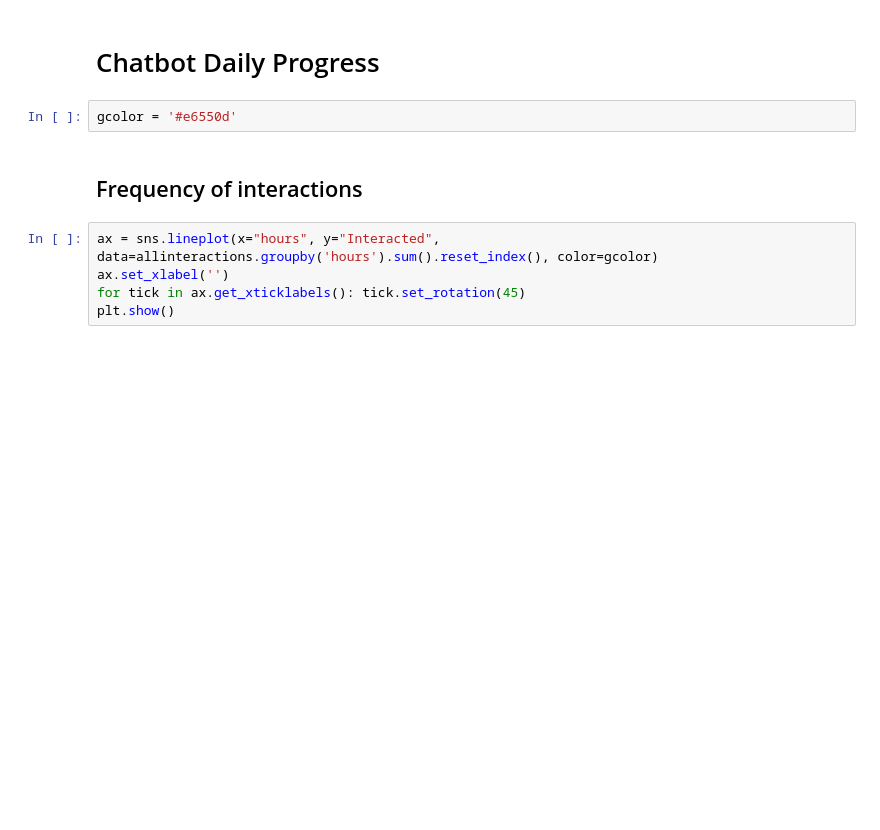
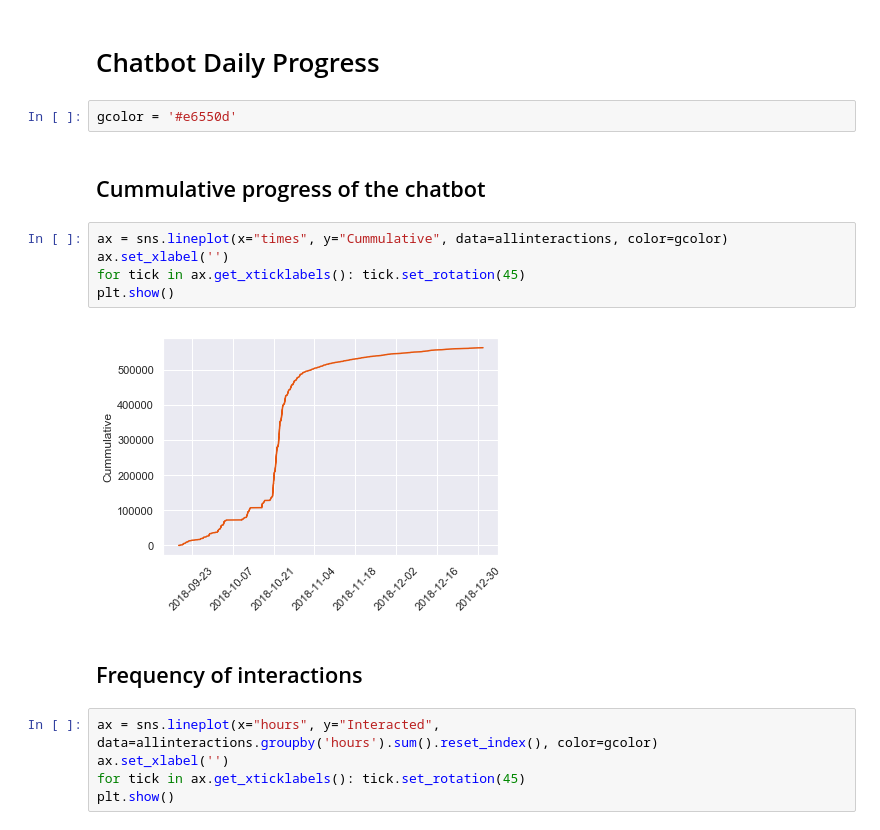
Before and after one commit to ConsiliumBots/consiliumbots.github.io, a Jupyter notebook: Dashboard.ipynb, the cells around one changed output. Saved outputs shown, nothing was run; the diff lists cells and outputs as text; blank space fills up the shorter version.

```diff
--- a/Dashboard.ipynb
+++ b/Dashboard.ipynb
@@ -251,6 +251,15 @@ for x in bot_types:
 # Chatbot Daily Progress
 # %%
 gcolor = '#e6550d'
+# %% [markdown]
+## Cummulative progress of the chatbot
+# %%
+ax = sns.lineplot(x="times", y="Cummulative", data=allinteractions, color=gcolor)
+ax.set_xlabel('')
+for tick in ax.get_xticklabels(): tick.set_rotation(45)
+plt.show()
+# %% [output]
+[figure, added]
 # %% [markdown]
 ## Frequency of interactions
 # %%
```
Also changed, not shown: parts of 2 cells of this notebook.
